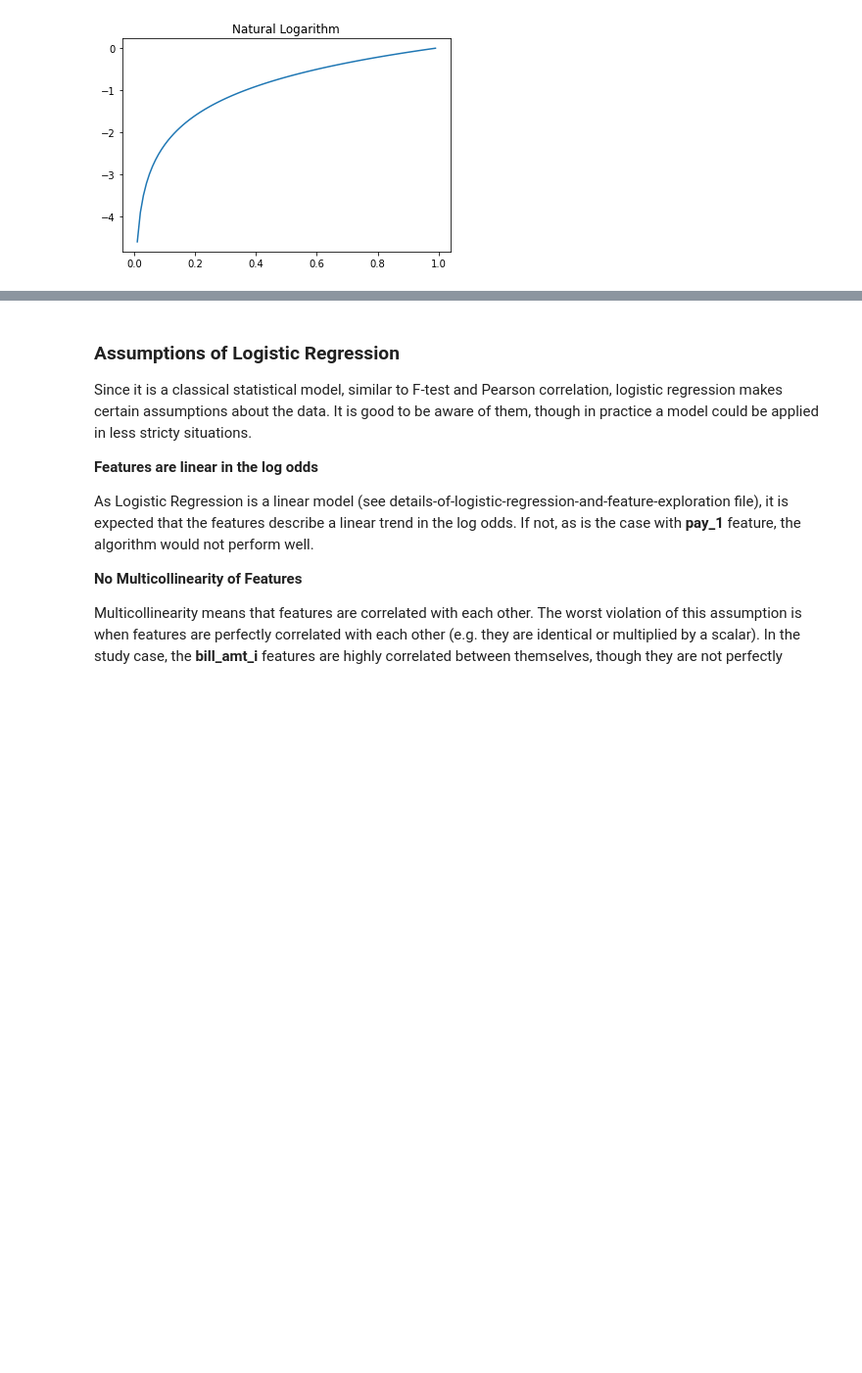
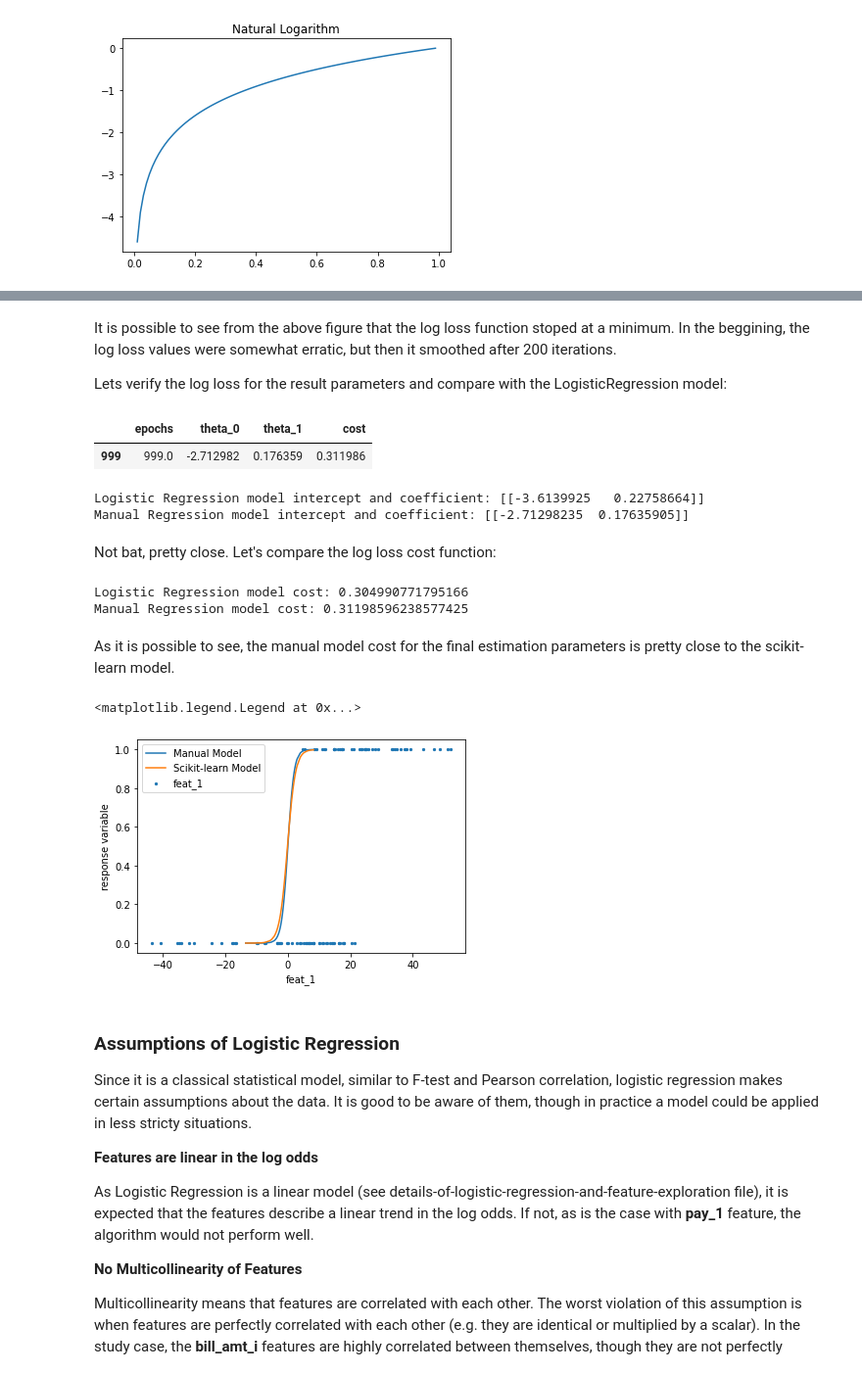
Before and after one commit to jeantardelli/data-science, a Jupyter notebook: the-bias-variance-trade-off.ipynb, the cells around one changed output, grey strips where cells are left out. Shown at 98% size. Drawn from its saved outputs; the diff is of its cells as text; code cells hidden in the pictures; blank space fills up the shorter version.

```diff
--- a/the-bias-variance-trade-off.ipynb
+++ b/the-bias-variance-trade-off.ipynb
@@ -78,0 +130,3 @@ The new parameters values is based in the current guess $x_{old}$ and the deriva
+# %%
+model = LogisticRegression()
+model.fit(np.array(X_train).reshape(-1, 1), np.array(y_train))
@@ -78,0 +145,3 @@ The new parameters values is based in the current guess $x_{old}$ and the deriva
+# %%
+intercept_and_coefs = np.concatenate([model.intercept_.reshape(1,1), model.coef_], axis=1)
+intercept_and_coefs
@@ -79,3 +288,51 @@ The new parameters values is based in the current guess $x_{old}$ and the deriva
+# %% [markdown]
+It is possible to see from the above figure that the log loss function stoped at a minimum. In the beggining, the log loss values were somewhat erratic, but then it smoothed after 200 iterations.
+
+Lets verify the log loss for the result parameters and compare with the LogisticRegression model:
+# %%
+mask = coefs.cost == coefs.cost.min()
+coefs[mask]
+# %% [output]
+|  | epochs | theta_0 | theta_1 | cost |
+| 999 | 999.0 | -2.712982 | 0.176359 | 0.311986 |
+# %%
+print('Logistic Regression model intercept and coefficient: {}'.format(intercept_and_coefs))
+print('Manual Regression model intercept and coefficient: {}'.format(coefs[['theta_0', 'theta_1']][mask].values))
+# %% [output]
+Logistic Regression model intercept and coefficient: [[-3.6139925   0.22758664]]
+Manual Regression model intercept and coefficient: [[-2.71298235  0.17635905]]
+# %% [markdown]
+Not bat, pretty close. Let's compare the log loss cost function:
+# %%
+model_cost = log_loss(y_train_true.reshape(-1, 1),
+                      intercept_and_coefs,
+                      feature_array(X_train))
+
+print('Logistic Regression model cost: {}'.format(model_cost))
+print('Manual Regression model cost: {}'.format(coefs.cost[mask].values[0]))
+# %% [output]
+Logistic Regression model cost: 0.304990771795166
+Manual Regression model cost: 0.31198596238577425
+# %% [markdown]
+As it is possible to see, the manual model cost for the final estimation parameters is pretty close to the scikit-learn model.
+# %%
+X_man = linear_comb(feature_array(df.feat_1.sort_values()),
+                    np.array(coefs[['theta_0', 'theta_1']].loc[999]).reshape(1,2).T)
+Y_man = sigmoid(X_man)
+
+X = linear_comb(feature_array(df.feat_1.sort_values()),
+                intercept_and_coefs.T)
+Y = sigmoid(X)
+
+plt.scatter(df.feat_1, df.response, s=5, c='y')
+plt.plot(X, Y)
+plt.plot(X, Y_man)
+plt.ylabel('response variable')
+plt.xlabel('feat_1')
+plt.legend(['Manual Model', 'Scikit-learn Model', 'feat_1'])
+# %% [output]
+<matplotlib.legend.Legend at 0x...>
+[figure, added]
 # %% [markdown]
 ### Assumptions of Logistic Regression
 
```
Also changed, not shown: parts of 30 cells of this notebook.
